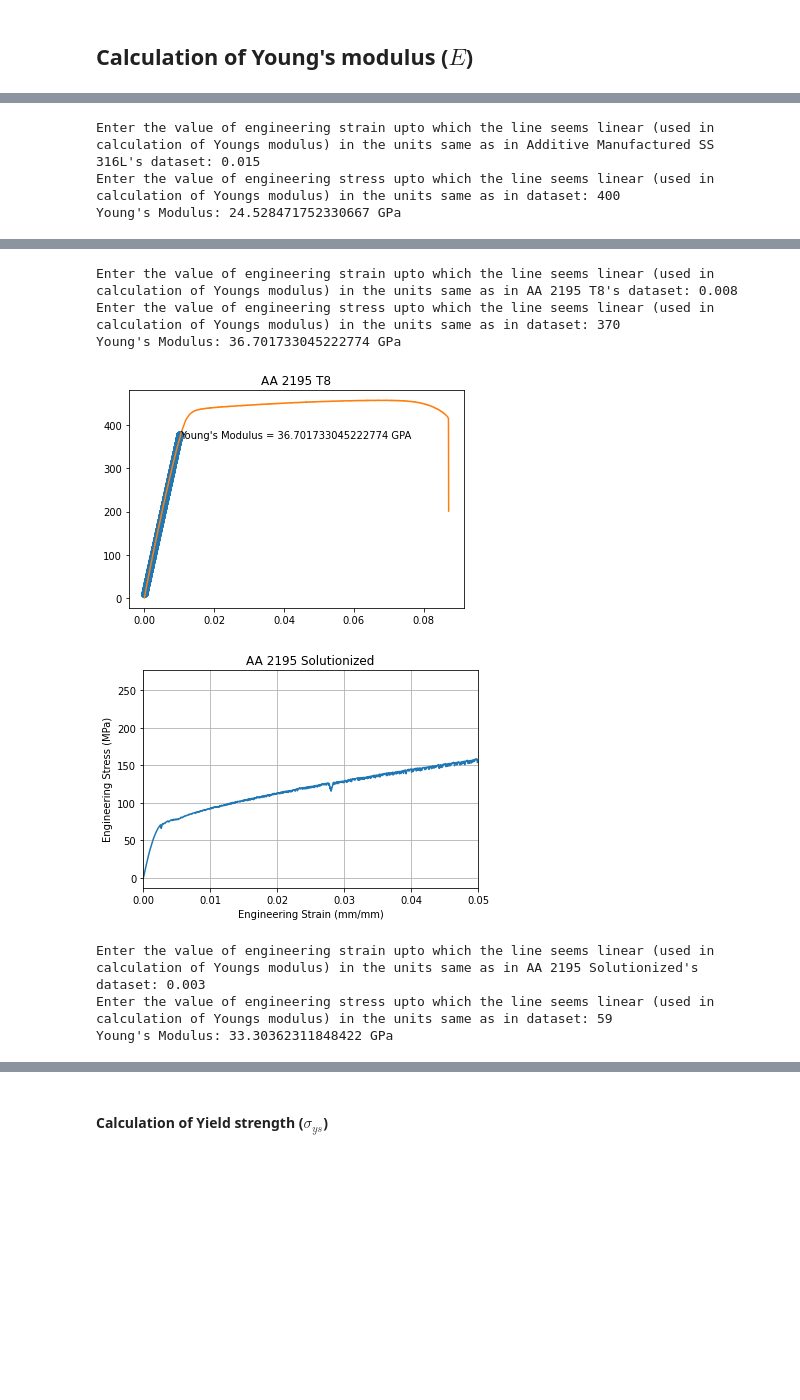
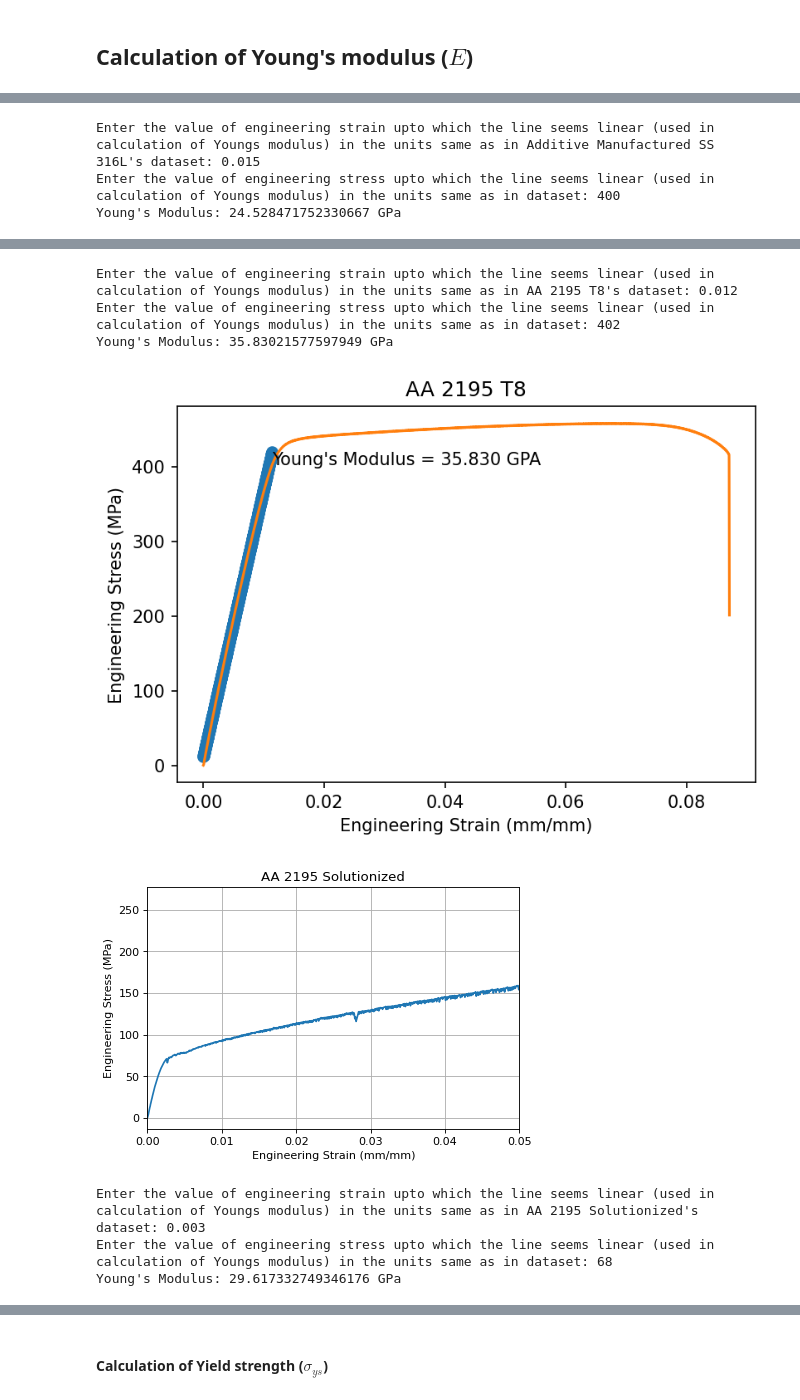
Before and after one commit to algomaster99/meta-btp, a Jupyter notebook: engineering_strain_stress.ipynb, the cells around one changed output, grey strips where cells are left out. Drawn from its saved outputs; the diff is of its cells as text; code cells hidden in the pictures; blank space fills up the shorter version.

```diff
--- a/engineering_strain_stress.ipynb
+++ b/engineering_strain_stress.ipynb
@@ -106,15 +116,35 @@ _ = ax.set_ylabel(y_label)
 # %% [markdown]
 ## Calculation of Young's modulus ($E$)
 # %%
+def decider(func):
+    """
+    Calls the executable if the user permits.
+    :param executable: a function to be called if input allows
+    :return: the wrapper funtion
+    """
+
+    def wrapper(message, parameter_exists, *args, **kwargs):
+        if not parameter_exists:
+            func(message, parameter_exists, *args, **kwargs)
+        else:
+            response = input(f'{message} (Y/n): ').lower()
+            if response in ['y', 'yes']:
+                func(message, parameter_exists, *args, **kwargs)
+    return wrapper
+
 youngs_modulus = []
 
-for i in range(len(x)):
-    fig1 , ax1 = plt.subplots(1,1)
+@decider
+def compute_ym(message, parameter_exists, i):
+    fig1 , ax1 = plt.subplots(1,1) # Refers to plot from which user will observe values of e and s.
+    fig1.set_dpi(80)
+
+    strain_limit = 0.05
     ax1.plot(x[i], y_smooth[i])
     ax1.grid(True)
     ax1.set_xlabel(x_label)
     ax1.set_ylabel(y_label)
-    ax1.set_xlim(0,0.05)
+    ax1.set_xlim(0, strain_limit)
     ax1.set_title(PROJECT_NAME[i])
     plt.show()
 
@@ -132,27 +162,37 @@ for i in range(len(x)):
     result = sm.OLS(y_smooth[i][:guessed_index], x_smooth[:guessed_index]).fit()
 
     _, ym = result.params
-    youngs_modulus.append(ym)
+    youngs_modulus[i] = ym
 
-    if ifile[i].add_parameter('youngs_modulus', ym):
+    if ifile[i].add_parameter('youngs_modulus', ym, True):
         ofile[i].save_parameter('Young\'s Modulus', ym, 'MPa')
 
     print(f'Young\'s Modulus: {ym/1000} GPa')
 
     y_linear = [(strain*ym + _) for strain in x[i]]
 
-    fig2, ax2 = plt.subplots(1,1)
-    ax2.plot(x[i][:guessed_index],y_linear[:guessed_index], marker='o')
+    fig2, ax2 = plt.subplots(1,1) # Linear line for elastic region identification
+    ax2.plot(x[i][:guessed_index], y_linear[:guessed_index], marker='o')
     ax2.plot(x[i],y_smooth[i])
     ax2.set_title(PROJECT_NAME[i])
+    ax2.set_xlabel(x_label)
+    ax2.set_ylabel(y_label)
 
-    ax2.annotate(f'Young\'s Modulus = {ym/1000} GPA', xy=(x[i][guessed_index], y[i][guessed_index]))
+    ax2.annotate(f'Young\'s Modulus = {ym/1000:.3f} GPA', xy=(x[i][guessed_index], y[i][guessed_index]))
+
+    fig2.set_dpi(150)
+    fig2.savefig(f'{OUTPUT_DIR[i]}/Youngs modulus calculation', facecolor='white', transparent=True)
     plt.show()
 
-    _ = fig2.savefig(f'{OUTPUT_DIR[i]}/Youngs modulus calculation', facecolor='white', transparent=True)
-
-ax2.set_xlabel(x_label)
-ax2.set_ylabel(y_label)
-ax2.set_title('Youngs modulus calculation')
-plt.show()
+for i in range(len(x)):
+    ym_i = ifile[i].get_parameter('youngs_modulus')
+    ym_exists = ym_i is not None
+    if ym_exists:
+        print(f'Young\'s modulus of {PROJECT_NAME[i]}: {ym_i} MPa')
+    youngs_modulus.append(ym_i)
+    compute_ym(
+        f'{PROJECT_NAME[i]}\'s youngs\'s modulus already exists. Do you want to recompute?',
+        ym_exists,
+        i,
+    )
 # %% [output]
@@ -165,8 +205,8 @@ Young's Modulus: 24.528471752330667 GPa
-Enter the value of engineering strain upto which the line seems linear (used in calculation of Youngs modulus) in the units same as in AA 2195 T8's dataset: 0.008
-Enter the value of engineering stress upto which the line seems linear (used in calculation of Youngs modulus) in the units same as in dataset: 370
-Young's Modulus: 36.701733045222774 GPa
+Enter the value of engineering strain upto which the line seems linear (used in calculation of Youngs modulus) in the units same as in AA 2195 T8's dataset: 0.012
+Enter the value of engineering stress upto which the line seems linear (used in calculation of Youngs modulus) in the units same as in dataset: 402
+Young's Modulus: 35.83021577597949 GPa
-[figure, old version]
+[figure, new version]
-[figure, old version]
+[figure, new version]
 Enter the value of engineering strain upto which the line seems linear (used in calculation of Youngs modulus) in the units same as in AA 2195 Solutionized's dataset: 0.003
-Enter the value of engineering stress upto which the line seems linear (used in calculation of Youngs modulus) in the units same as in dataset: 59
-Young's Modulus: 33.30362311848422 GPa
+Enter the value of engineering stress upto which the line seems linear (used in calculation of Youngs modulus) in the units same as in dataset: 68
+Young's Modulus: 29.617332749346176 GPa
```
Also changed, not shown: parts of 8 cells of this notebook.
